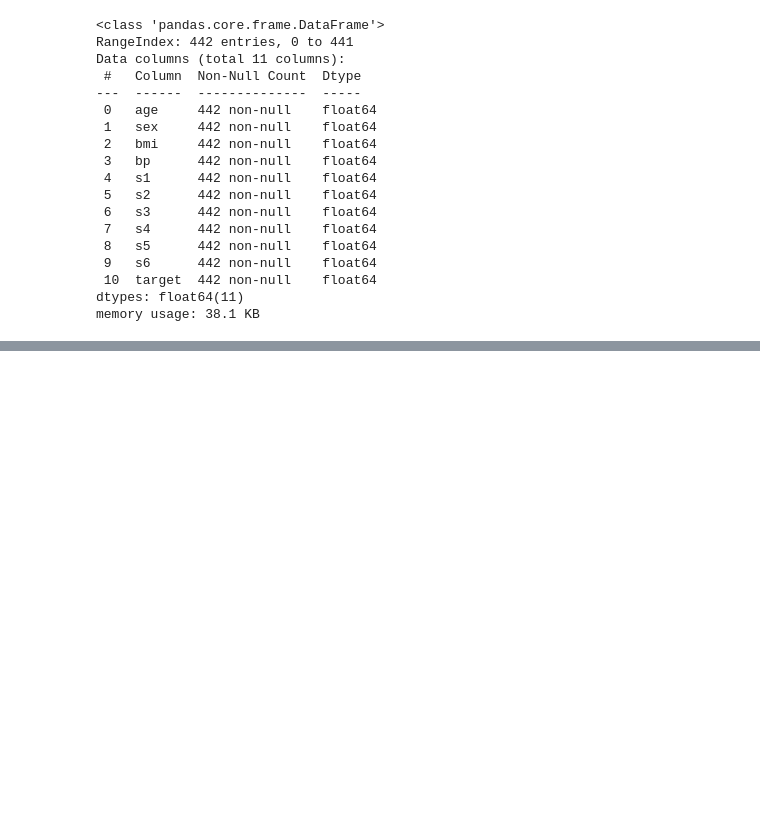
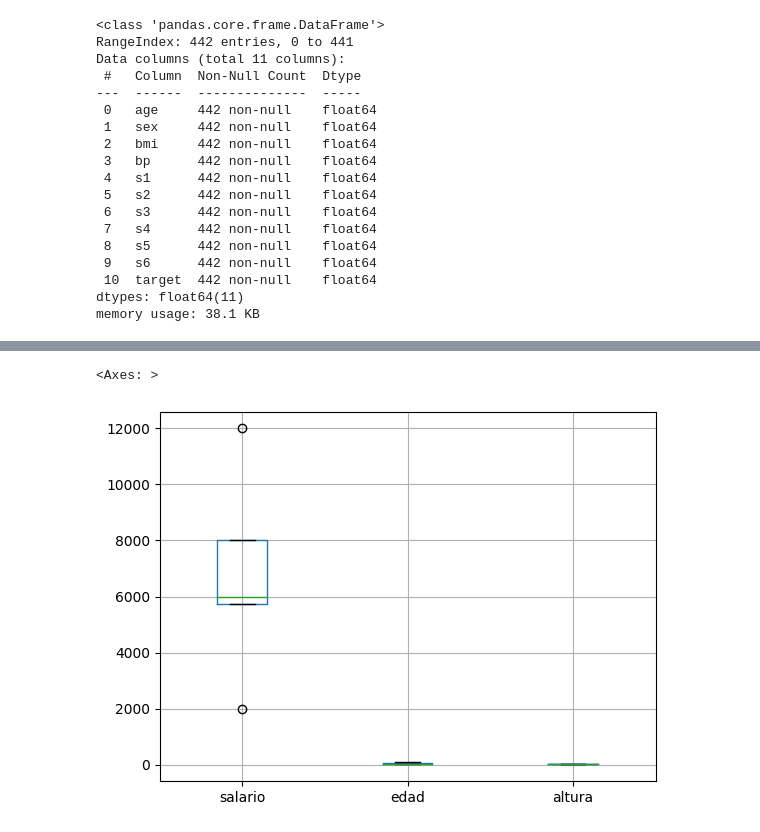
Before and after one commit to JoseJesusLaCasaNieto/Mastermind, a Jupyter notebook: Machine_Learning_I_Regression/Projects/Linear_Regression_Project.ipynb, the cells around one changed output, grey strips where cells are left out. Saved outputs shown, nothing was run; the diff lists cells and outputs as text; code cells hidden in the pictures; blank space fills up the shorter version.

```diff
--- a/Machine_Learning_I_Regression/Projects/Linear_Regression_Project.ipynb
+++ b/Machine_Learning_I_Regression/Projects/Linear_Regression_Project.ipynb
@@ -174,0 +244,5 @@ memory usage: 38.1 KB
+# %%
+df.boxplot()
+# %% [output]
+<Axes: >
+[figure, added]
```
Also changed, not shown: parts of 17 cells of this notebook.
